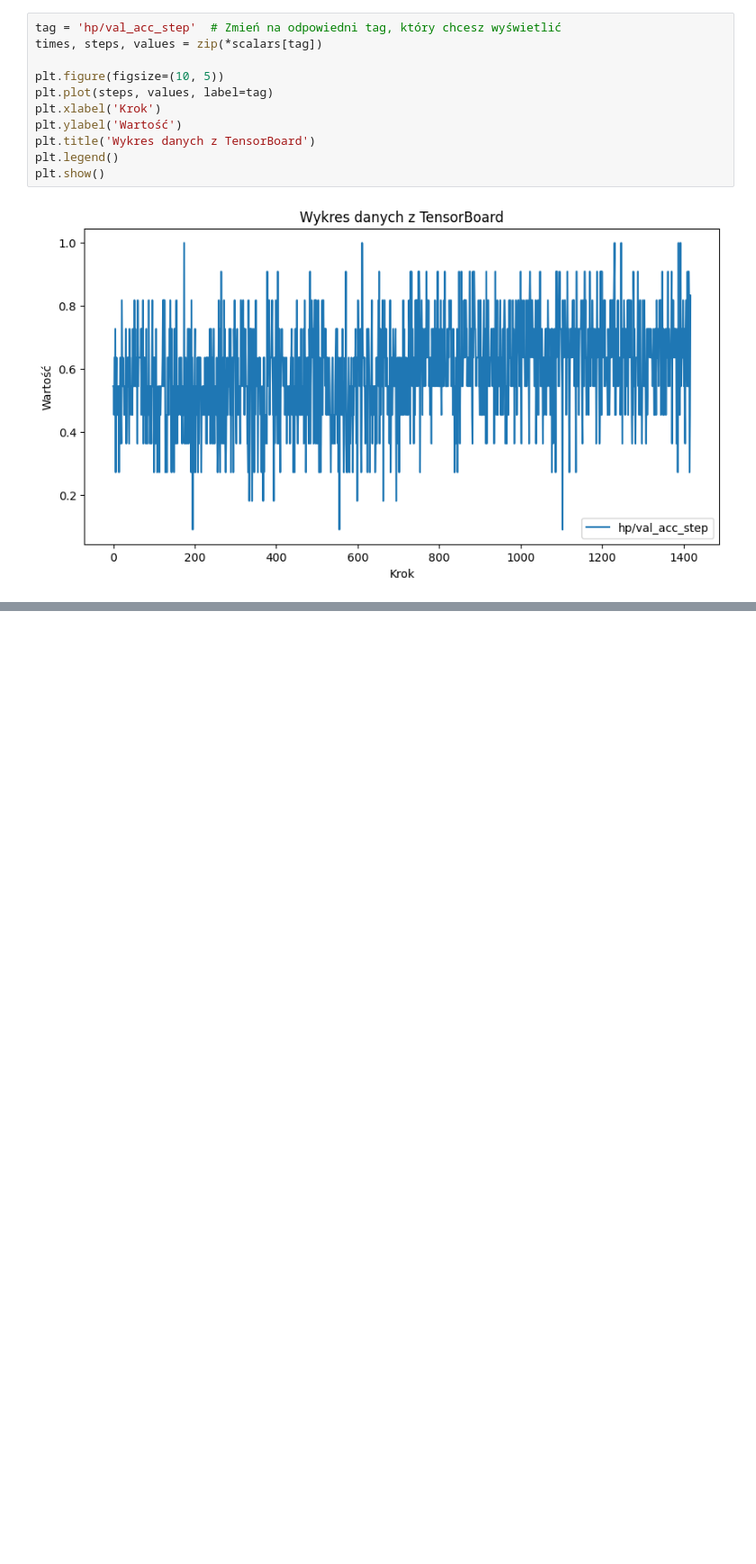
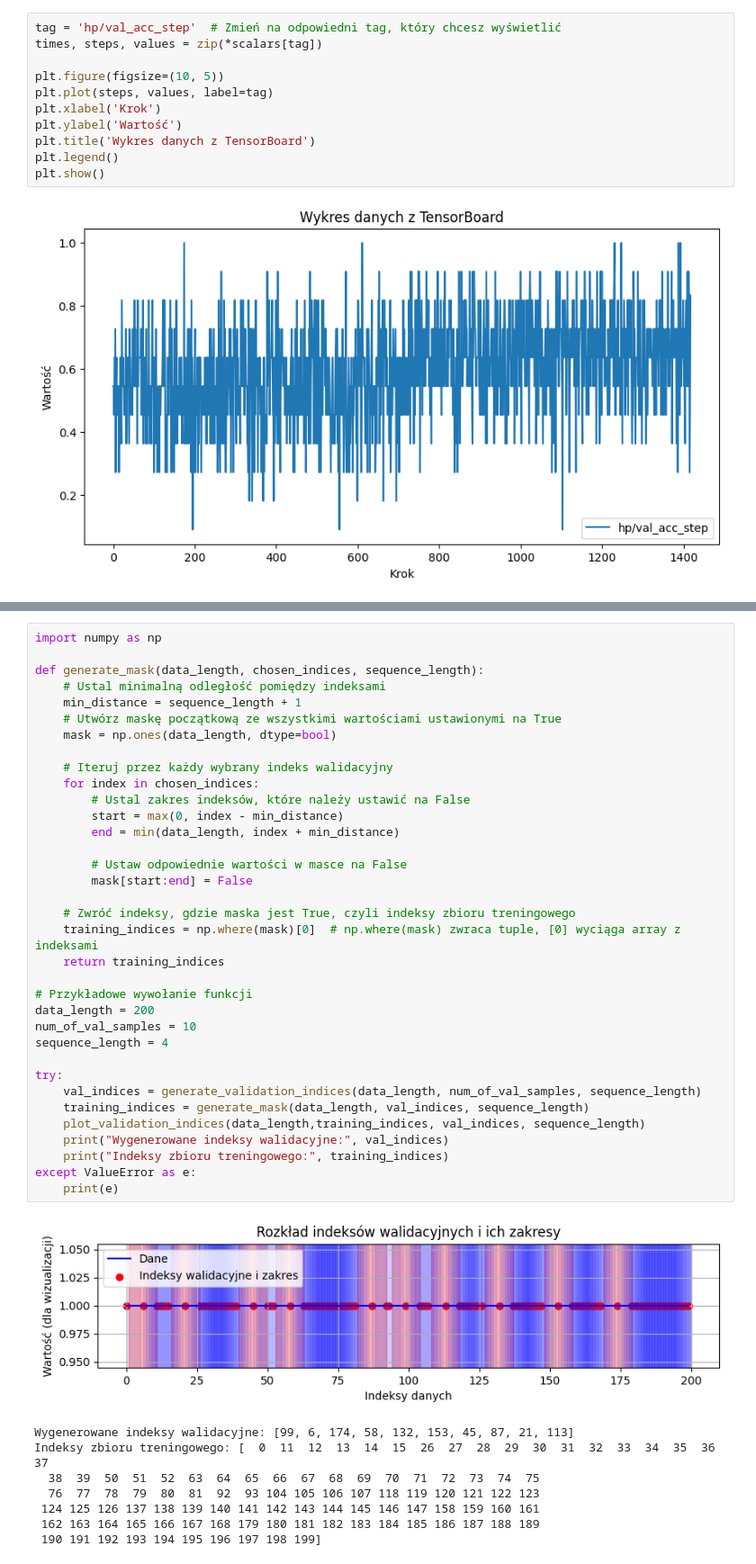
Before and after one commit to Kleczyk/Decoding_of_EEG, a Jupyter notebook: v5.ipynb, the cells around one changed output, grey strips where cells are left out. Shown at 90% size. Drawn from its saved outputs; the diff is of its cells as text; blank space fills up the shorter version.

```diff
--- a/v5.ipynb
+++ b/v5.ipynb
@@ -337,0 +646,44 @@ plt.show()
+# %%
+import numpy as np
+
+def generate_mask(data_length, chosen_indices, sequence_length):
+    # Ustal minimalną odległość pomiędzy indeksami
+    min_distance = sequence_length + 1
+    # Utwórz maskę początkową ze wszystkimi wartościami ustawionymi na True
+    mask = np.ones(data_length, dtype=bool)
+
+    # Iteruj przez każdy wybrany indeks walidacyjny
+    for index in chosen_indices:
+        # Ustal zakres indeksów, które należy ustawić na False
+        start = max(0, index - min_distance)
+        end = min(data_length, index + min_distance)
+
+        # Ustaw odpowiednie wartości w masce na False
+        mask[start:end] = False
+
+    # Zwróć indeksy, gdzie maska jest True, czyli indeksy zbioru treningowego
+    training_indices = np.where(mask)[0]  # np.where(mask) zwraca tuple, [0] wyciąga array z indeksami
+    return training_indices
+
+# Przykładowe wywołanie funkcji
+data_length = 200
+num_of_val_samples = 10
+sequence_length = 4
+
+try:
+    val_indices = generate_validation_indices(data_length, num_of_val_samples, sequence_length)
+    training_indices = generate_mask(data_length, val_indices, sequence_length)
+    plot_validation_indices(data_length,training_indices, val_indices, sequence_length)
+    print("Wygenerowane indeksy walidacyjne:", val_indices)
+    print("Indeksy zbioru treningowego:", training_indices)
+except ValueError as e:
+    print(e)
+# %% [output]
+[figure, added]
+Wygenerowane indeksy walidacyjne: [99, 6, 174, 58, 132, 153, 45, 87, 21, 113]
+Indeksy zbioru treningowego: [  0  11  12  13  14  15  26  27  28  29  30  31  32  33  34  35  36  37
+  38  39  50  51  52  63  64  65  66  67  68  69  70  71  72  73  74  75
+  76  77  78  79  80  81  92  93 104 105 106 107 118 119 120 121 122 123
+ 124 125 126 137 138 139 140 141 142 143 144 145 146 147 158 159 160 161
+ 162 163 164 165 166 167 168 179 180 181 182 183 184 185 186 187 188 189
+ 190 191 192 193 194 195 196 197 198 199]
```
Also changed, not shown: parts of 10 cells of this notebook, 1 other file.
